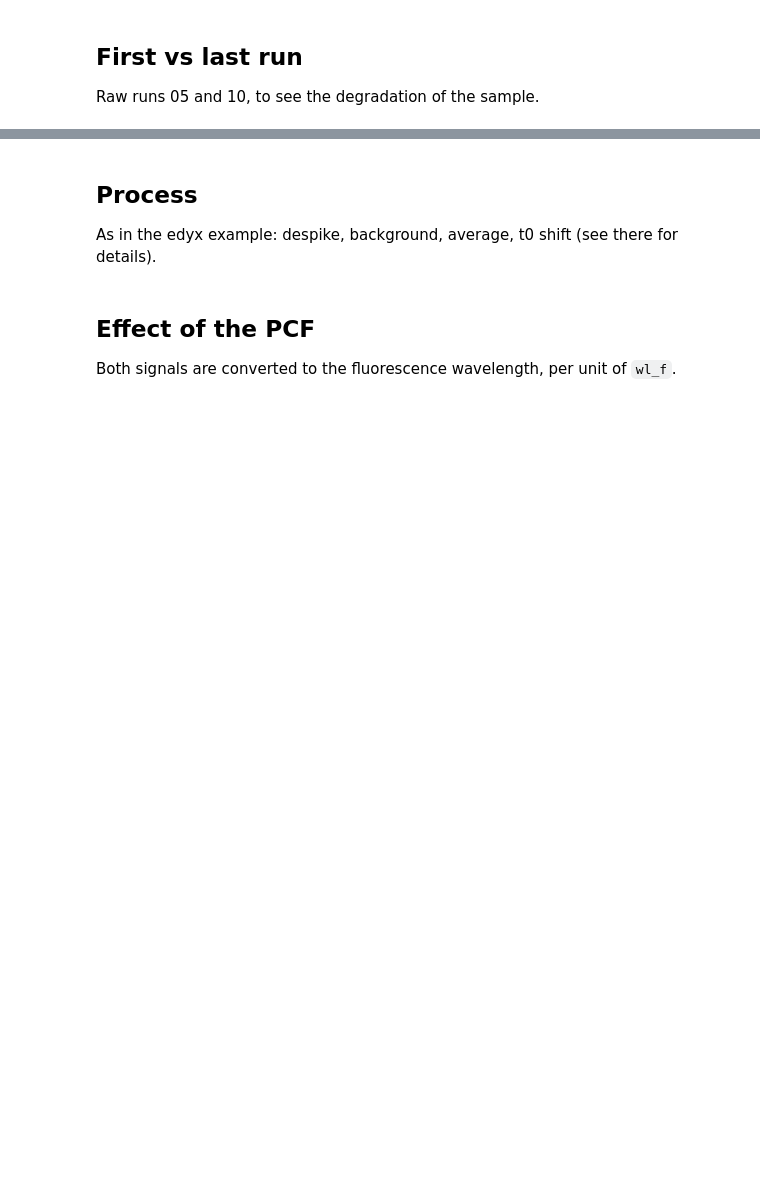
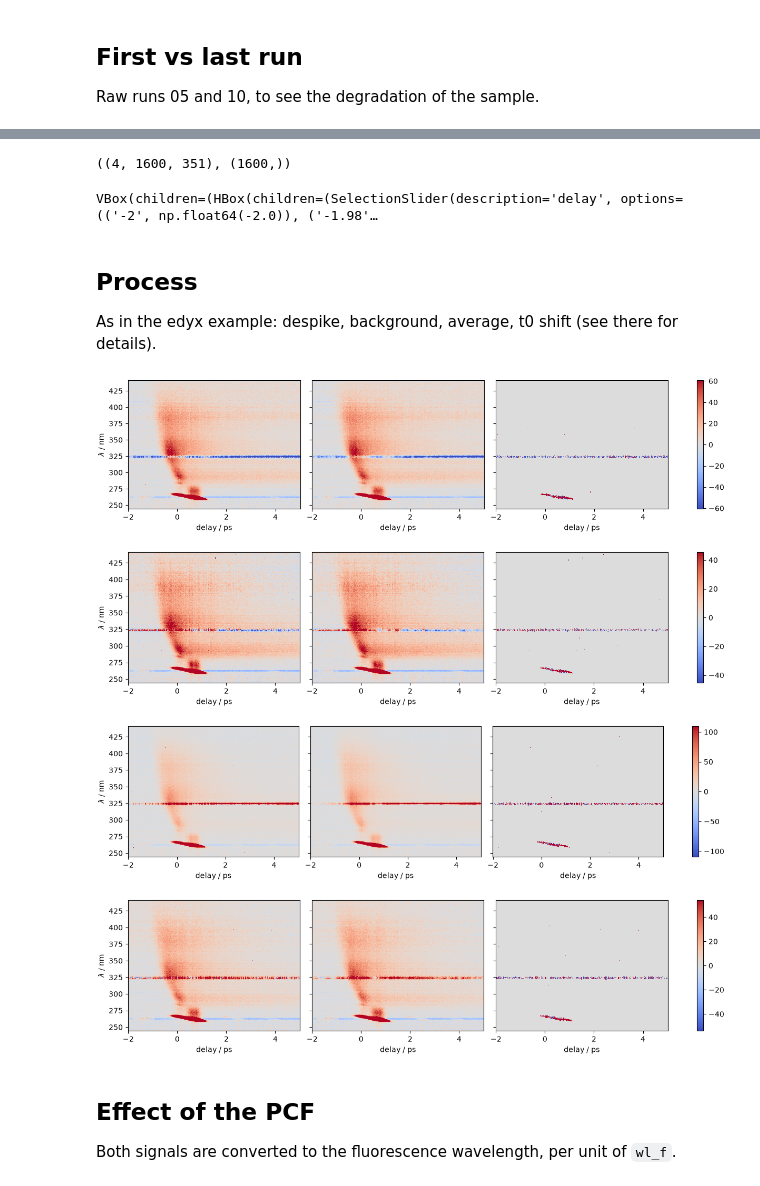
Before and after one commit to spalato/edyxlib, a Jupyter notebook: pyspan/examples/flups_compare.ipynb, the cells around one changed output, grey strips where cells are left out. Drawn from its saved outputs; the diff is of its cells as text; code cells hidden in the pictures; blank space fills up the shorter version.

```diff
--- a/pyspan/examples/flups_compare.ipynb
+++ b/pyspan/examples/flups_compare.ipynb
@@ -49,13 +75,23 @@ Overlay({"run05": (t, wl_u, sig[0]), "run10": (t, wl_u, sig[-1])}, mode="kinetic
+# %%
+sig.shape, wl_u.shape
+# %% [output]
+((4, 1600, 351), (1600,))
+# %%
+to_hide = between(wl_u, 320, 330)
+shown = np.ma.masked_array(sig, mask=np.broadcast_to(to_hide[:,np.newaxis], sig.shape))
+Overlay.from_stack(t, wl_u, shown, labels=fnames).show()
+# %% [output]
+VBox(children=(HBox(children=(SelectionSlider(description='delay', options=(('-2', np.float64(-2.0)), ('-1.98'…
 # %% [markdown]
 ## Process
 
 As in the edyx example: despike, background, average, t0 shift (see there for details).
 # %%
 despiked = np.array([despike_median(s, despike_size, threshold=despike_threshold) for s in sig])
-avg = avg_scans(subtract_pre_t0(t, despiked, t_bg))
-avg = subtract_pre_t0(t, avg, t_pre)
-
-t0_wl, t0 = np.loadtxt(t0_file).T
-assert np.allclose(t0_wl, wl_u), "t0 curve sampled on other wavelengths"
-t_s, shifted = shift_trace(t, avg, t0)
-t_s = t_s - t0_offset
+for s, d in zip(sig, despiked):
+    plot_maps(t, wl_u, [s, d, (s-d)*10], ncols=3)
+# %% [output]
+[figure, added]
+[figure, added]
+[figure, added]
+[figure, added]
```
Also changed, not shown: parts of 6 cells of this notebook, 4 other files.
